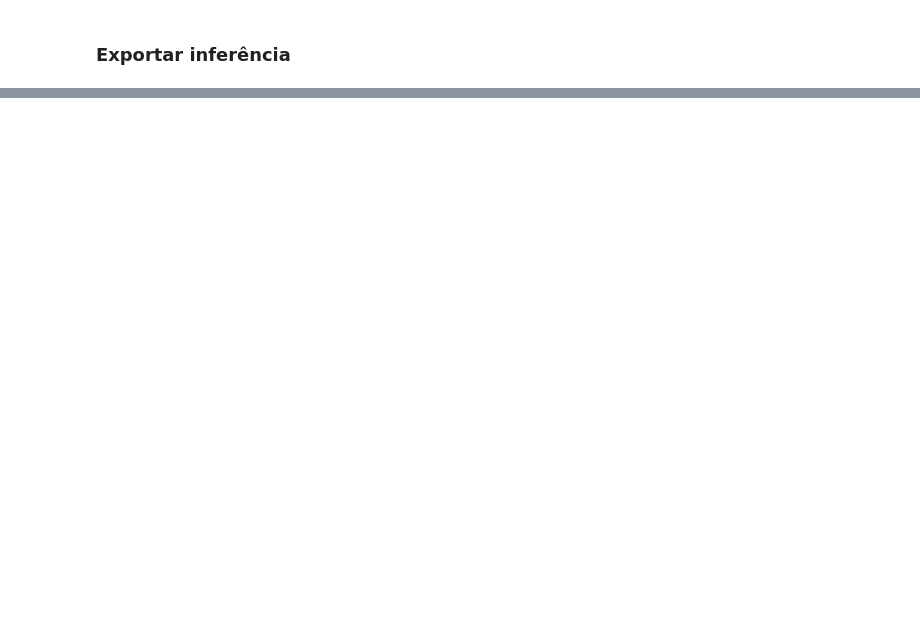
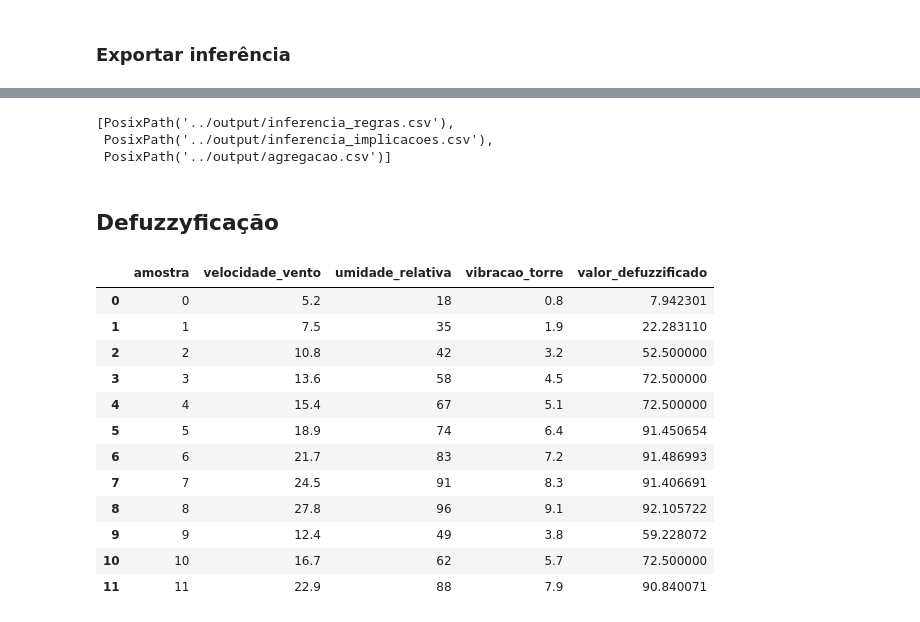
Before and after one commit to matheusssilva991/Mestrado, a Jupyter notebook: fuzzy/trabalho_1/src/main.ipynb, the cells around one changed output, grey strips where cells are left out. Cells and saved outputs as stored; diff of their text form; code cells hidden in the pictures; blank space fills up the shorter version.

```diff
--- a/fuzzy/trabalho_1/src/main.ipynb
+++ b/fuzzy/trabalho_1/src/main.ipynb
@@ -5,23 +5,28 @@ from pathlib import Path
 import numpy as np
 import pandas as pd
 
-from utils.plot import plot_conjuntos_fuzzy, salvar_figura_conjunto_saida
-from utils.conjuntos_fuzzy import (
+from utils import (
+    plot_conjuntos_fuzzy,
+    salvar_figura_conjunto_saida,
     gerar_conjuntos_fuzzy_por_amostra,
     gerar_conjuntos_fuzzy_velocidade_vento,
     gerar_conjuntos_fuzzy_umidade_relativa,
     gerar_conjuntos_fuzzy_vibracao_torre,
     gerar_conjuntos_fuzzy_risco_fadiga,
+    TNORMAS_DISPONIVEIS,
+    TCONORMAS_DISPONIVEIS,
+    DEFUZZICADORES_DISPONIVEIS,
+    DEFAULT_TNORMA,
+    DEFAULT_TCONORNA,
+    DEFAULT_DEFUZZIFICADOR,
 )
-from utils.operadores import TNORMAS_DISPONIVEIS, TCONORMAS_DISPONIVEIS
-from utils.tnormas import tnorma_hamacher
-from utils.tcornomas import tconorma_max
 
 DATA_DIR = Path("../data")
 OUTPUT_DIR = Path("../output")
 FIGURAS_SAIDA_DIR = OUTPUT_DIR / "figuras_conjuntos_saida"
 
 OPERADOR_FUZZY = "hamacher"
+DEFUZZIFICADOR = "centro_gravidade"
 AMOSTRA_SAIDA_VISUALIZAR = 0
 
 OUTPUT_DIR.mkdir(exist_ok=True)
@@ -198,8 +203,8 @@ regras_df.head()
 # %% [markdown]
 ### Operadores fuzzy
 # %%
-tnorma_inferencia = TNORMAS_DISPONIVEIS.get(OPERADOR_FUZZY, tnorma_hamacher)
-tconorma_agregacao = TCONORMAS_DISPONIVEIS.get(OPERADOR_FUZZY, tconorma_max)
+tnorma_inferencia = TNORMAS_DISPONIVEIS.get(OPERADOR_FUZZY, DEFAULT_TNORMA)
+tconorma_agregacao = TCONORMAS_DISPONIVEIS.get(OPERADOR_FUZZY, DEFAULT_TCONORNA)
 
 OPERADOR_FUZZY
 # %% [output]
@@ -386,0 +378,56 @@ agregacao_df.to_csv(OUTPUT_DIR / "agregacao.csv", index=False)
+# %%
+inferencia_regras_df.to_csv(OUTPUT_DIR / "inferencia_regras.csv", index=False)
+inferencia_implicacoes_df.to_csv(OUTPUT_DIR / "inferencia_implicacoes.csv", index=False)
+agregacao_df.to_csv(OUTPUT_DIR / "agregacao.csv", index=False)
+
+[
+    OUTPUT_DIR / "inferencia_regras.csv",
+    OUTPUT_DIR / "inferencia_implicacoes.csv",
+    OUTPUT_DIR / "agregacao.csv",
+]
+# %% [output]
+[PosixPath('../output/inferencia_regras.csv'),
+ PosixPath('../output/inferencia_implicacoes.csv'),
+ PosixPath('../output/agregacao.csv')]
+# %% [markdown]
+## Defuzzyficação
+# %%
+defuzzificador = DEFUZZICADORES_DISPONIVEIS.get(DEFUZZIFICADOR, DEFAULT_DEFUZZIFICADOR)
+
+amostras_idx = agregacao_df['amostra'].unique()
+
+saida_fuzzificacao_amostras = []
+
+for amostra_idx in amostras_idx:
+    agregacao_amostra = agregacao_df[agregacao_df['amostra'] == amostra_idx]
+
+    valor_defuzzificado = defuzzificador(
+        agregacao_amostra['valor_risco_fadiga'].values,
+        agregacao_amostra['pertinencia_agregada'].values,
+    )
+
+    saida_fuzzificacao_amostras.append({
+        'amostra': amostra_idx,
+        'velocidade_vento': coletas_df.loc[amostra_idx, 'velocidade_vento'],
+        'umidade_relativa': coletas_df.loc[amostra_idx, 'umidade_relativa'],
+        'vibracao_torre': coletas_df.loc[amostra_idx, 'vibracao_torre'],
+        'valor_defuzzificado': valor_defuzzificado,
+    })
+
+saida_fuzzificacao_df = pd.DataFrame(saida_fuzzificacao_amostras)
+saida_fuzzificacao_df.to_csv(OUTPUT_DIR / "saida_fuzzificacao.csv", index=False)
+saida_fuzzificacao_df.head(len(saida_fuzzificacao_df))
+# %% [output]
+|  | amostra | velocidade_vento | umidade_relativa | vibracao_torre | valor_defuzzificado |
+| 0 | 0 | 5.2 | 18 | 0.8 | 7.942301 |
+| 1 | 1 | 7.5 | 35 | 1.9 | 22.283110 |
+| 2 | 2 | 10.8 | 42 | 3.2 | 52.500000 |
+| 3 | 3 | 13.6 | 58 | 4.5 | 72.500000 |
+| 4 | 4 | 15.4 | 67 | 5.1 | 72.500000 |
+| 5 | 5 | 18.9 | 74 | 6.4 | 91.450654 |
+| 6 | 6 | 21.7 | 83 | 7.2 | 91.486993 |
+| 7 | 7 | 24.5 | 91 | 8.3 | 91.406691 |
+| 8 | 8 | 27.8 | 96 | 9.1 | 92.105722 |
+| 9 | 9 | 12.4 | 49 | 3.8 | 59.228072 |
+| 10 | 10 | 16.7 | 62 | 5.7 | 72.500000 |
+| 11 | 11 | 22.9 | 88 | 7.9 | 90.840071 |
```
Also changed, not shown: parts of 3 cells of this notebook, 5 other files.
